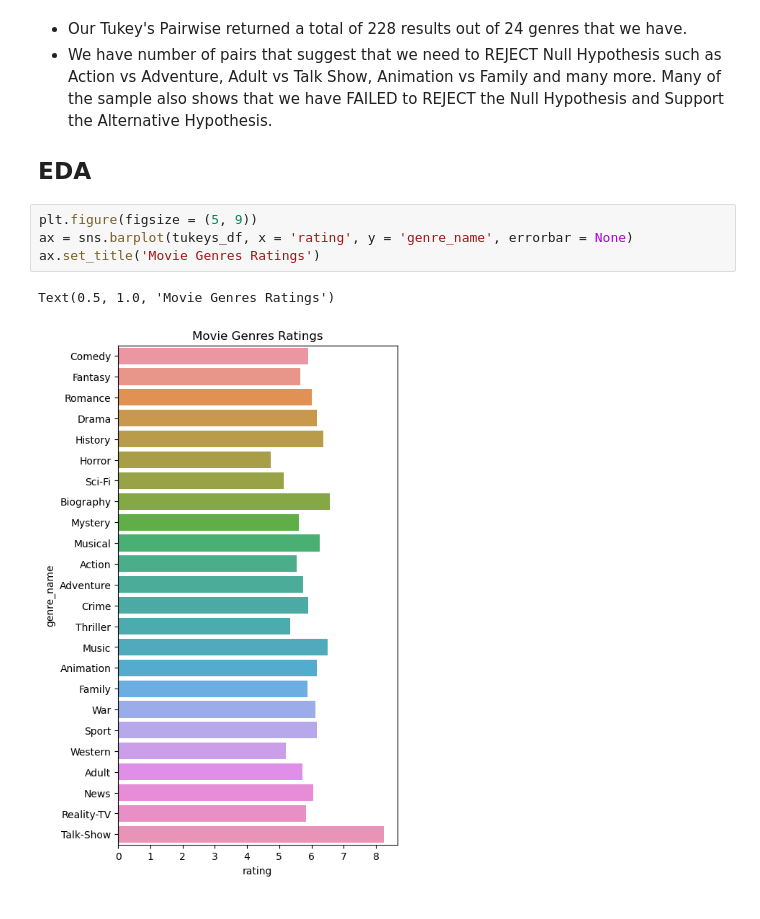
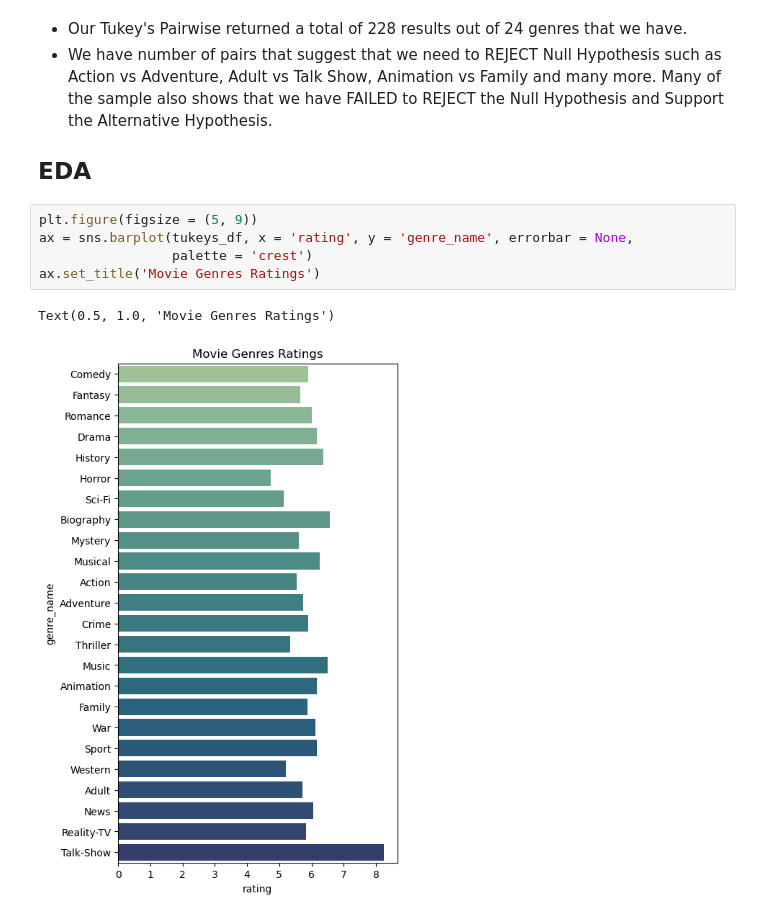
Before and after one commit to juDEcorous/Project-3-Part-1, a Jupyter notebook: Project 3 Part 4 Hypothesis.ipynb, the cells around one changed output. Drawn from its saved outputs; the diff is of its cells as text.

```diff
--- a/Project 3 Part 4 Hypothesis.ipynb
+++ b/Project 3 Part 4 Hypothesis.ipynb
@@ -524,8 +541,9 @@ AttributeError: 'TukeyHSDResults' object has no attribute 'describe'
 ## EDA
 # %%
 plt.figure(figsize = (5, 9))
-ax = sns.barplot(tukeys_df, x = 'rating', y = 'genre_name', errorbar = None)
+ax = sns.barplot(tukeys_df, x = 'rating', y = 'genre_name', errorbar = None,
+                 palette = 'crest')
 ax.set_title('Movie Genres Ratings')
 # %% [output]
 Text(0.5, 1.0, 'Movie Genres Ratings')
-[figure, old version]
+[figure, new version]
```
Also changed, not shown: parts of 4 cells of this notebook.
